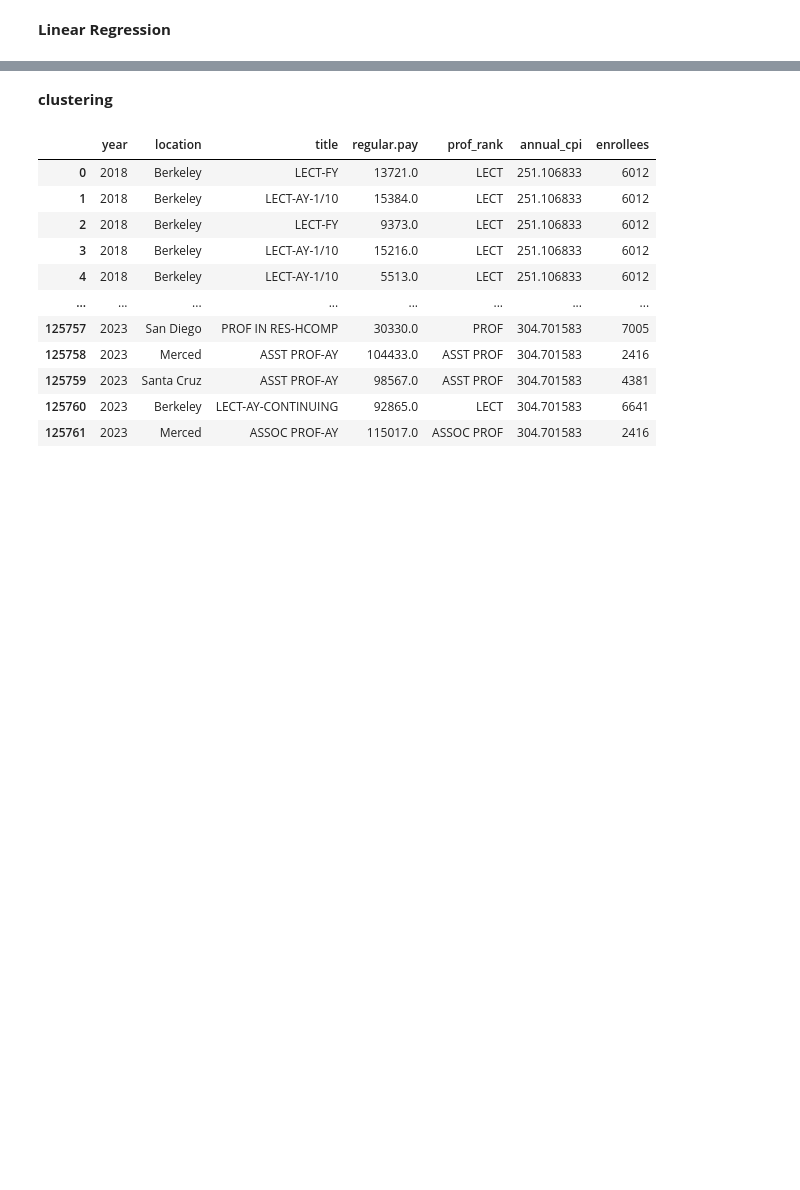
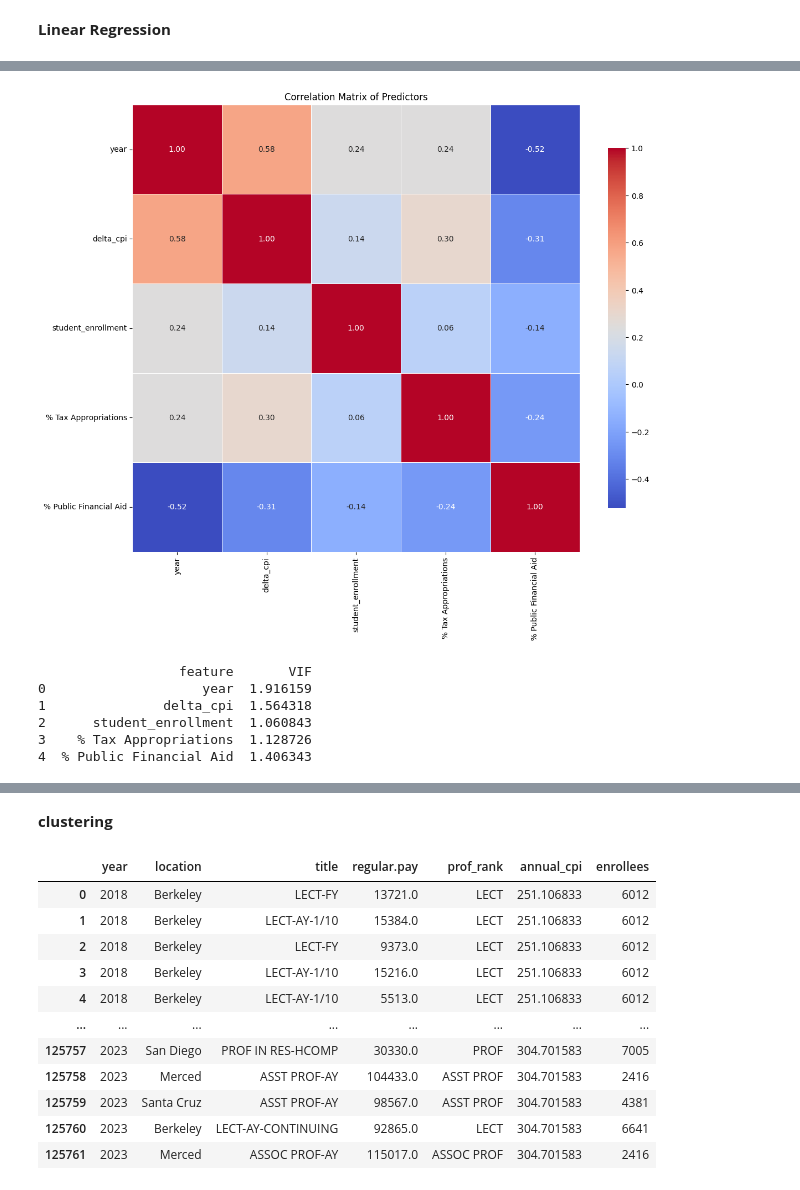
Before and after one commit to nilsberzins/stat-405-final, a Jupyter notebook: EDA405.ipynb, the cells around one changed output, grey strips where cells are left out. Cells and saved outputs as stored; diff of their text form; code cells hidden in the pictures; blank space fills up the shorter version.

```diff
--- a/EDA405.ipynb
+++ b/EDA405.ipynb
@@ -770,0 +572,50 @@ plt.show()
+# %%
+#correlation matrix/heatmap for features we have picked
+numeric_cols = uc_agg[['year', 'delta_cpi', 'student_enrollment', '% Tax Appropriations',
+                       '% Public Financial Aid']]
+
+corr_matrix = numeric_cols.corr()
+
+# 2. Plot heatmap
+plt.figure(figsize=(12, 10))
+sns.heatmap(corr_matrix, annot=True, fmt=".2f", cmap="coolwarm", square=True,
+            cbar_kws={"shrink": 0.8}, linewidths=0.5)
+plt.title("Correlation Matrix of Predictors")
+plt.tight_layout()
+plt.show()
+# %% [output]
+[figure, added]
+# %%
+#checking vif
+drop_cols = [
+    'Total Education Revenue Per FTE ($)',
+    'Education Appropriations Per FTE ($)',
+    'Net Tuition Revenue Per FTE ($)',
+    '% Local',
+    '% RAM',
+    'Student Share (%)',
+    'Public Financial Aid as a % of Education Appropriations',
+    'Public Financial Aid Per FTE ($)'
+]
+
+# Keep only the relevant features + location
+features = ['year', 'delta_cpi', 'student_enrollment', '% Tax Appropriations',
+            '% Public Financial Aid']
+
+df_vif = uc_agg[features].copy()
+
+X = sm.add_constant(df_vif)
+
+vif_data = pd.DataFrame()
+vif_data["feature"] = X.columns[1:]
+vif_data["VIF"] = [variance_inflation_factor(X.values, i)
+                   for i in range(1, X.shape[1])]
+
+print(vif_data)
+# %% [output]
+                  feature       VIF
+0                    year  1.916159
+1               delta_cpi  1.564318
+2      student_enrollment  1.060843
+3    % Tax Appropriations  1.128726
+4  % Public Financial Aid  1.406343
```
Also changed, not shown: parts of 18 cells of this notebook.
